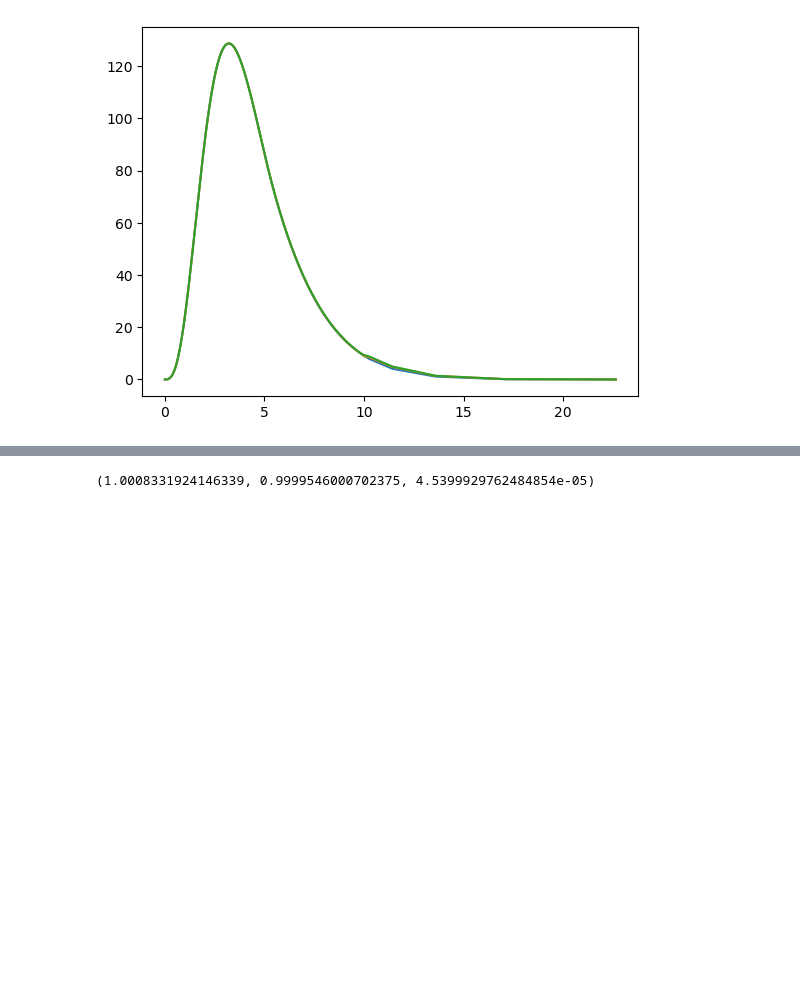
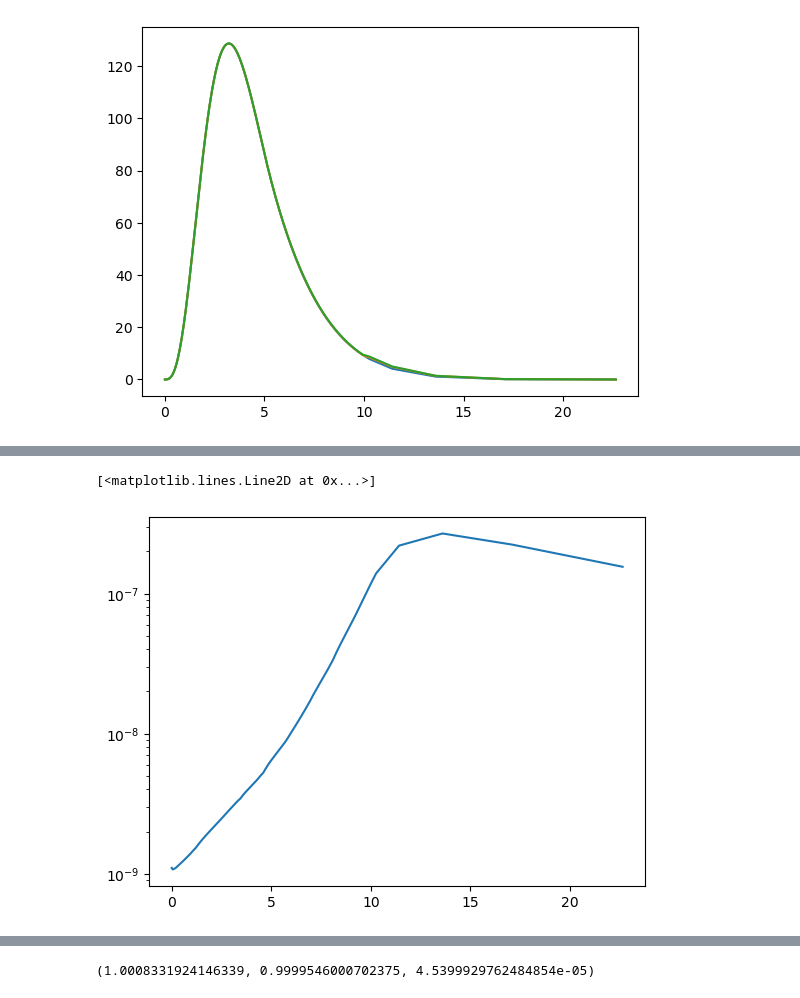
Before and after one commit to nuLABatUSD/QKE_test, a Jupyter notebook: integrator.ipynb, the cells around one changed output, grey strips where cells are left out. Drawn from its saved outputs; the diff is of its cells as text; code cells hidden in the pictures; blank space fills up the shorter version.

```diff
--- a/integrator.ipynb
+++ b/integrator.ipynb
@@ -209,0 +241,5 @@ np.sum(f * e.w)
+# %%
+plt.semilogy(rho_og.e.eps, np.abs(C_integral[2,:] / C_integral[3,:]))
+# %% [output]
+[<matplotlib.lines.Line2D at 0x...>]
+[figure, added]
```
Also changed, not shown: parts of 11 cells of this notebook.
